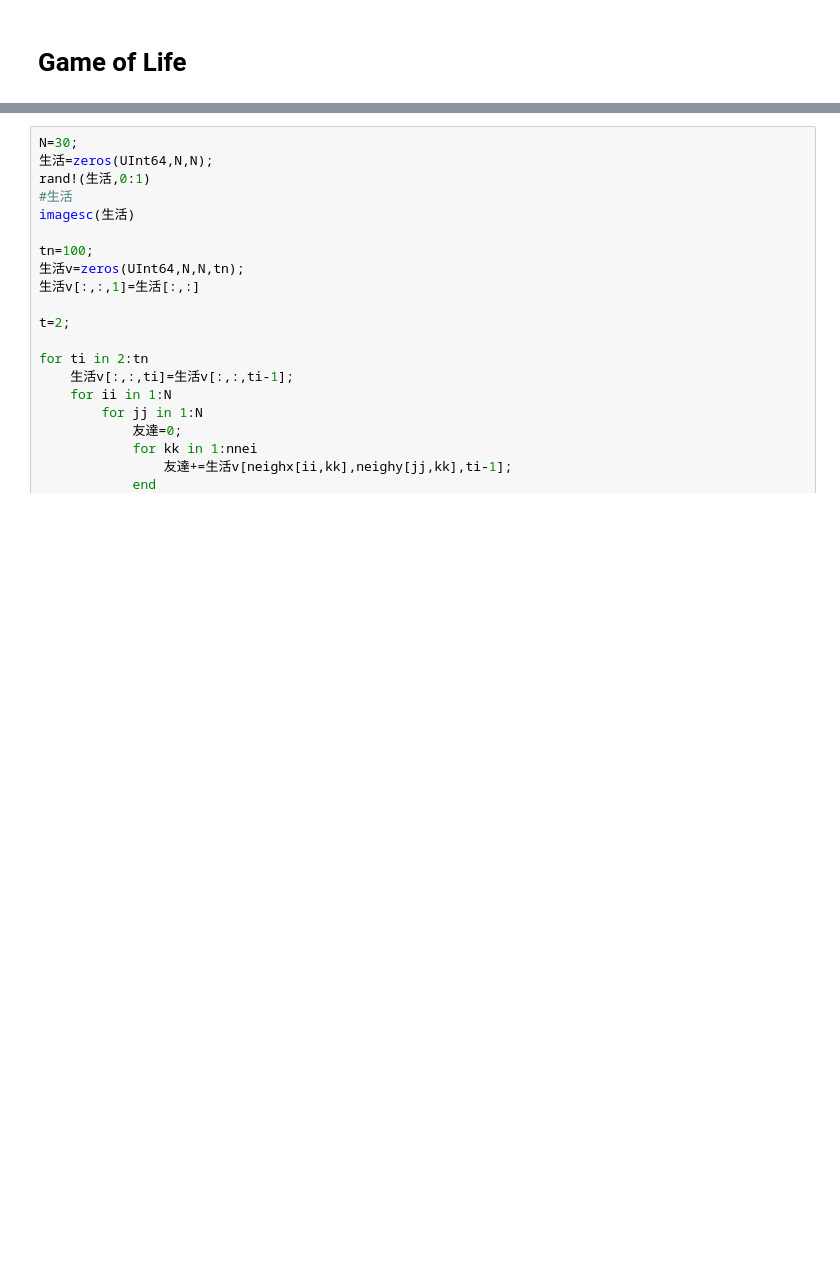
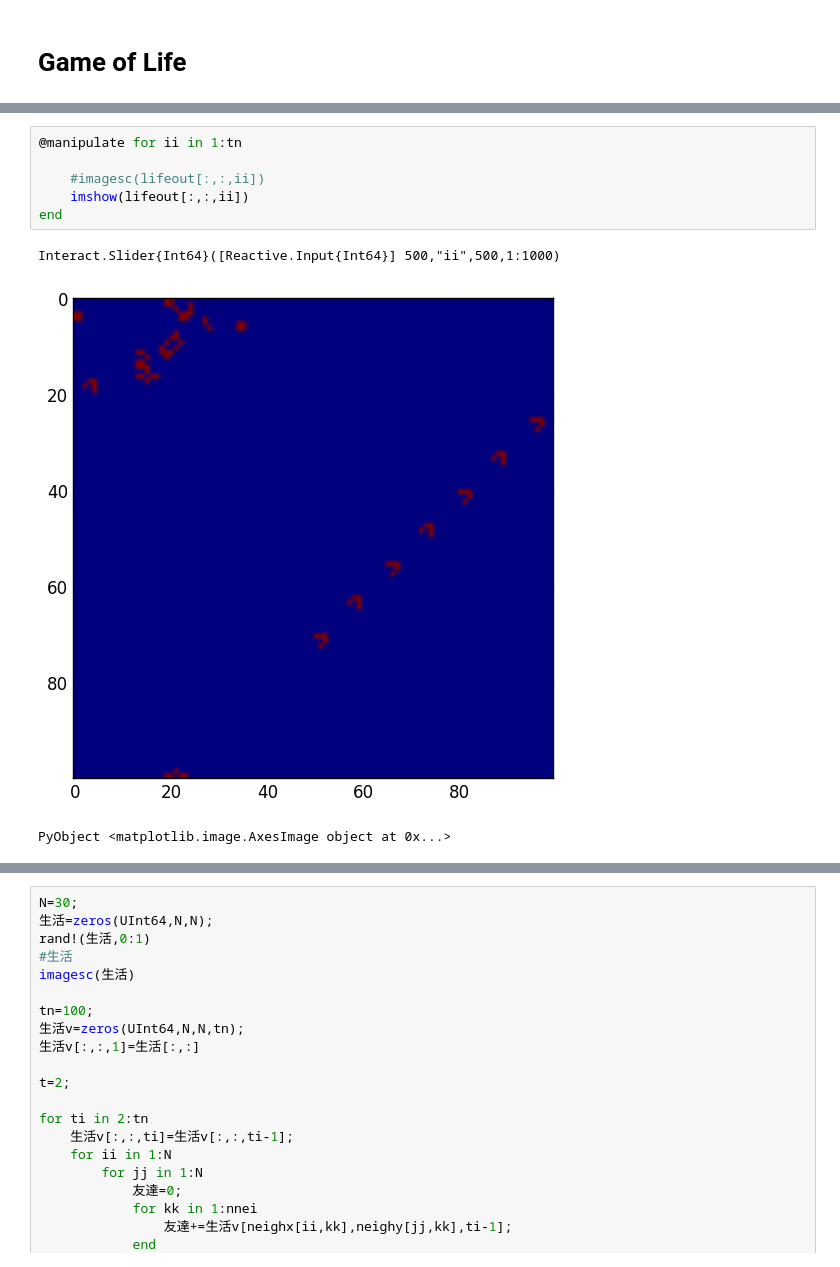
Before and after one commit to albi3ro/M4, a Jupyter notebook: Game of Life.ipynb, the cells around one changed output, grey strips where cells are left out. Saved outputs shown, nothing was run; the diff lists cells and outputs as text; blank space fills up the shorter version.

```diff
--- a/Game of Life.ipynb
+++ b/Game of Life.ipynb
@@ -30,3 +133,13 @@ while loading /home/capella/.julia/v0.4/Interact/src/IJulia/statedict.jl, in exp
+# %%
+@manipulate for ii in 1:tn
+
+    #imagesc(lifeout[:,:,ii])
+    imshow(lifeout[:,:,ii])
+end
+# %% [output]
+Interact.Slider{Int64}([Reactive.Input{Int64}] 500,"ii",500,1:1000)
+[figure, added]
+PyObject <matplotlib.image.AxesImage object at 0x...>
 # %%
 neighx=Array{UInt64}(N^2,8);
 neighy=Array{UInt64}(N^2,8);
```
Also changed, not shown: parts of 12 cells of this notebook, 3 other files.
